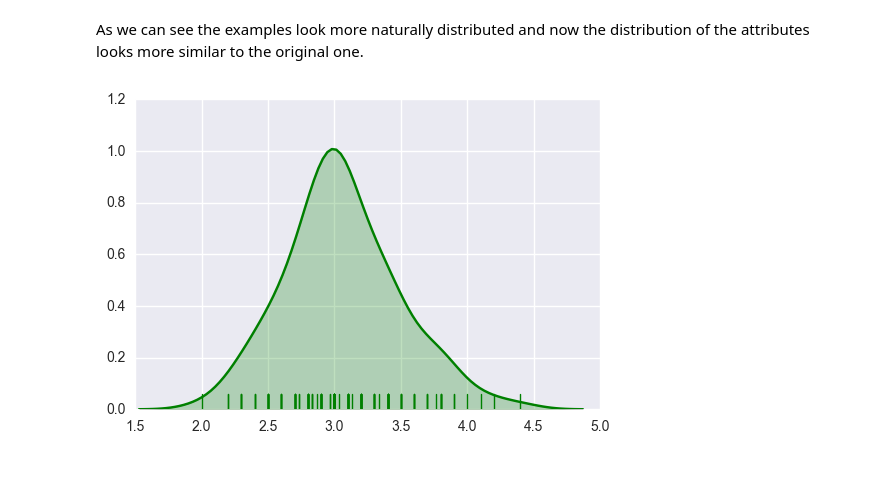
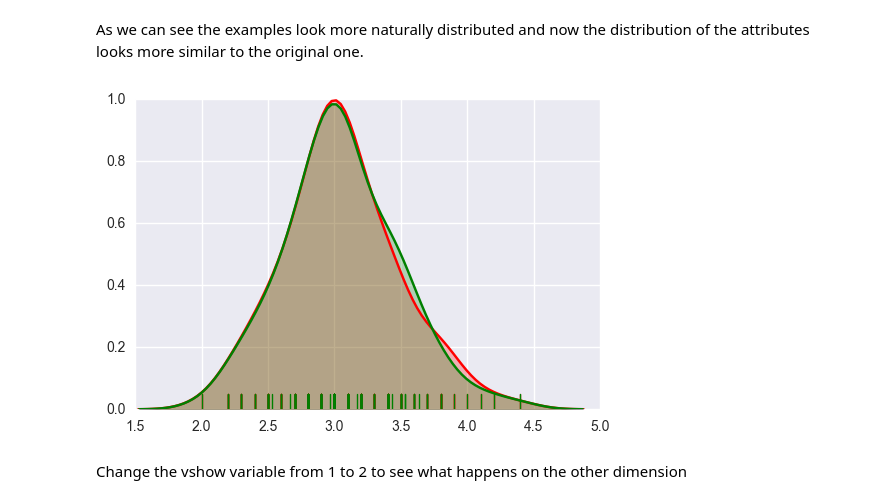
Before and after one commit to bejar/AMLTNotebooks, a Jupyter notebook: Notebooks/01MissingValues.ipynb, the cells around one changed output. Drawn from its saved outputs; the diff is of its cells as text; code cells hidden in the pictures; blank space fills up the shorter version.

```diff
--- a/Notebooks/01MissingValues.ipynb
+++ b/Notebooks/01MissingValues.ipynb
@@ -31,7 +31,8 @@ plt.scatter(iris['data'][:, 2], iris['data'][:, 1], c=lcols,s=100)
 # %% [markdown]
 The graphic shows the original data marking in yellow the examples that are going to be corrupted.
 # %%
-sns.distplot(iris['data'][:,1], hist=False, rug=True, color="g", kde_kws={"shade": True})
+vshow = 1
+sns.distplot(iris['data'][:,vshow], hist=False, rug=True, color="g", kde_kws={"shade": True})
 plt.show()
 # %% [output]
 [figure]
@@ -40,6 +41,7 @@ This is a kernel density estimatio of the distribution of the values for dimensi
 # %% [markdown]
 Now we corrupt the data an we apply a missing values imputer algorithm to complete the data, in this case we substitute the missings using the mean of the attibute.
 # %%
+orig = iris['data'].copy()
 for x,y in zip(lrandX,lrandY):
     iris['data'][x,y]=float('NaN')
 imp = Imputer(missing_values='NaN', strategy='mean')
@@ -87,7 +91,10 @@ plt.scatter(imp_iris[:, 2], imp_iris[:, 1], c=lcols,s=100)
 # %% [markdown]
 As we can see the examples look more naturally distributed and now the distribution of the attributes looks more similar to the original one.
 # %%
-sns.distplot(imp_iris[:,1], hist=False, rug=True, color="g", kde_kws={"shade": True})
+sns.distplot(orig[:,vshow], hist=False, rug=True, color="r", kde_kws={"shade": True})
+sns.distplot(imp_iris[:,vshow], hist=False, rug=True, color="g", kde_kws={"shade": True})
 plt.show()
 # %% [output]
-[figure, old version]
+[figure, new version]
+# %% [markdown]
+Change the vshow variable from 1 to 2 to see what happens on the other dimension
```
Also changed, not shown: parts of 6 cells of this notebook.
